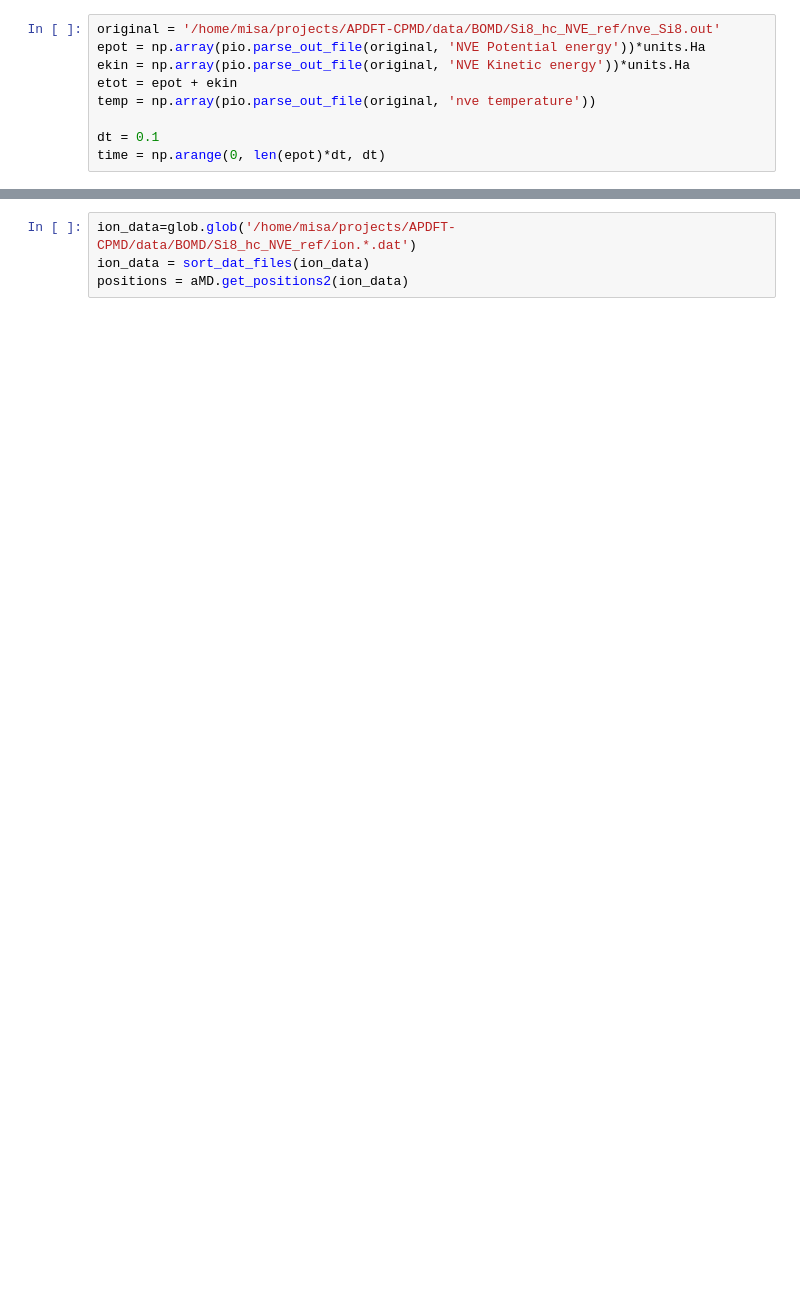
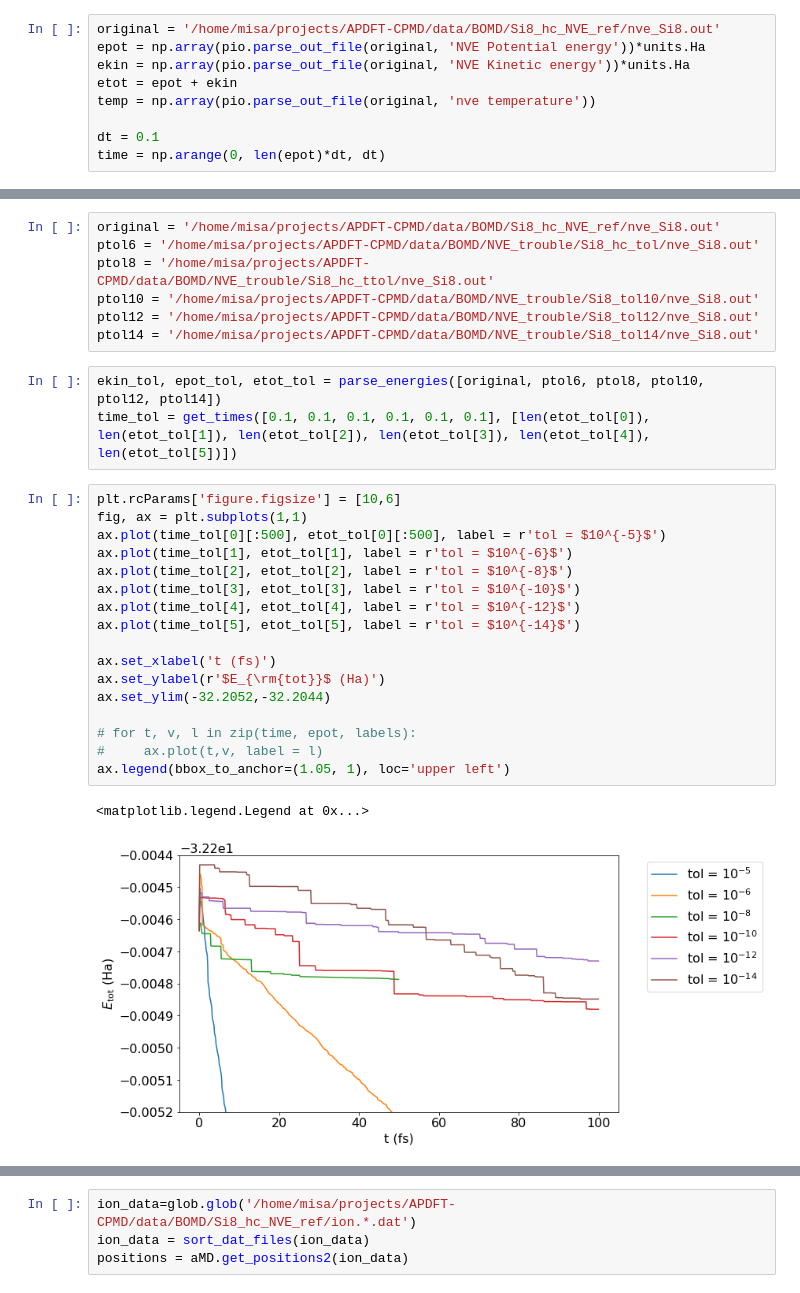
Before and after one commit to ferchault/APDFT, a Jupyter notebook: prototyping/apdft-ofdft-cpmd/Si8_NVE_ref.ipynb, the cells around one changed output, grey strips where cells are left out. Saved outputs shown, nothing was run; the diff lists cells and outputs as text; blank space fills up the shorter version.

```diff
--- a/prototyping/apdft-ofdft-cpmd/Si8_NVE_ref.ipynb
+++ b/prototyping/apdft-ofdft-cpmd/Si8_NVE_ref.ipynb
@@ -236,0 +151,30 @@ plt.plot(time[1]+50, ekin[1],'-', label = r'dt = 0.1 fs, tol = $10^{-8}$')
+# %%
+original = '/home/misa/projects/APDFT-CPMD/data/BOMD/Si8_hc_NVE_ref/nve_Si8.out'
+ptol6 = '/home/misa/projects/APDFT-CPMD/data/BOMD/NVE_trouble/Si8_hc_tol/nve_Si8.out'
+ptol8 = '/home/misa/projects/APDFT-CPMD/data/BOMD/NVE_trouble/Si8_hc_ttol/nve_Si8.out'
+ptol10 = '/home/misa/projects/APDFT-CPMD/data/BOMD/NVE_trouble/Si8_tol10/nve_Si8.out'
+ptol12 = '/home/misa/projects/APDFT-CPMD/data/BOMD/NVE_trouble/Si8_tol12/nve_Si8.out'
+ptol14 = '/home/misa/projects/APDFT-CPMD/data/BOMD/NVE_trouble/Si8_tol14/nve_Si8.out'
+# %%
+ekin_tol, epot_tol, etot_tol = parse_energies([original, ptol6, ptol8, ptol10, ptol12, ptol14])
+time_tol = get_times([0.1, 0.1, 0.1, 0.1, 0.1, 0.1], [len(etot_tol[0]), len(etot_tol[1]), len(etot_tol[2]), len(etot_tol[3]), len(etot_tol[4]), len(etot_tol[5])])
+# %%
+plt.rcParams['figure.figsize'] = [10,6]
+fig, ax = plt.subplots(1,1)
+ax.plot(time_tol[0][:500], etot_tol[0][:500], label = r'tol = $10^{-5}$')
+ax.plot(time_tol[1], etot_tol[1], label = r'tol = $10^{-6}$')
+ax.plot(time_tol[2], etot_tol[2], label = r'tol = $10^{-8}$')
+ax.plot(time_tol[3], etot_tol[3], label = r'tol = $10^{-10}$')
+ax.plot(time_tol[4], etot_tol[4], label = r'tol = $10^{-12}$')
+ax.plot(time_tol[5], etot_tol[5], label = r'tol = $10^{-14}$')
+
+ax.set_xlabel('t (fs)')
+ax.set_ylabel(r'$E_{\rm{tot}}$ (Ha)')
+ax.set_ylim(-32.2052,-32.2044)
+
+# for t, v, l in zip(time, epot, labels):
+#     ax.plot(t,v, label = l)
+ax.legend(bbox_to_anchor=(1.05, 1), loc='upper left')
+# %% [output]
+<matplotlib.legend.Legend at 0x...>
+[figure, added]
```
Also changed, not shown: parts of 51 cells of this notebook, 1 other file.
